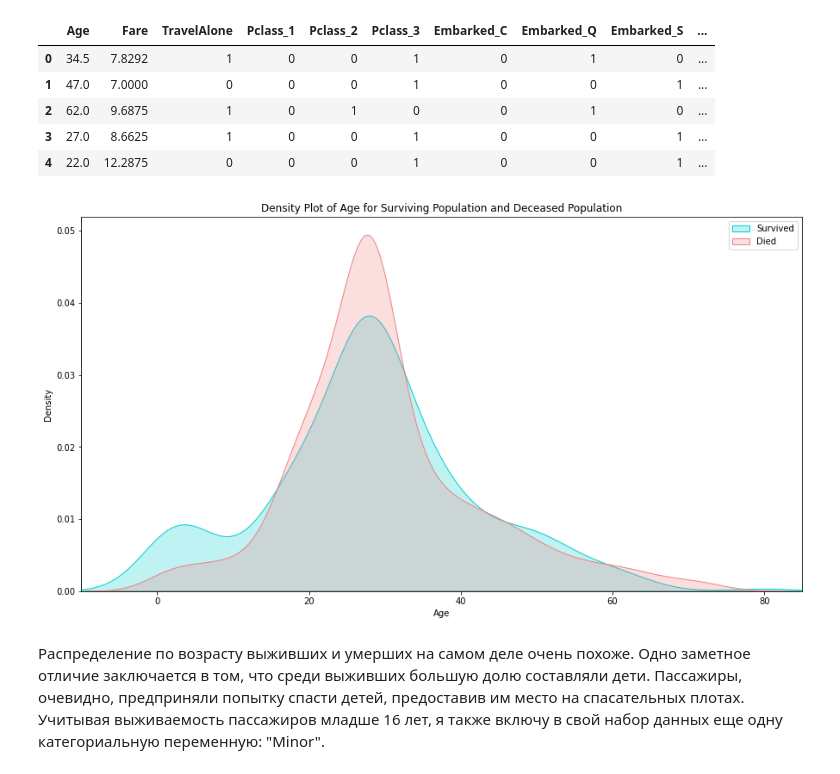
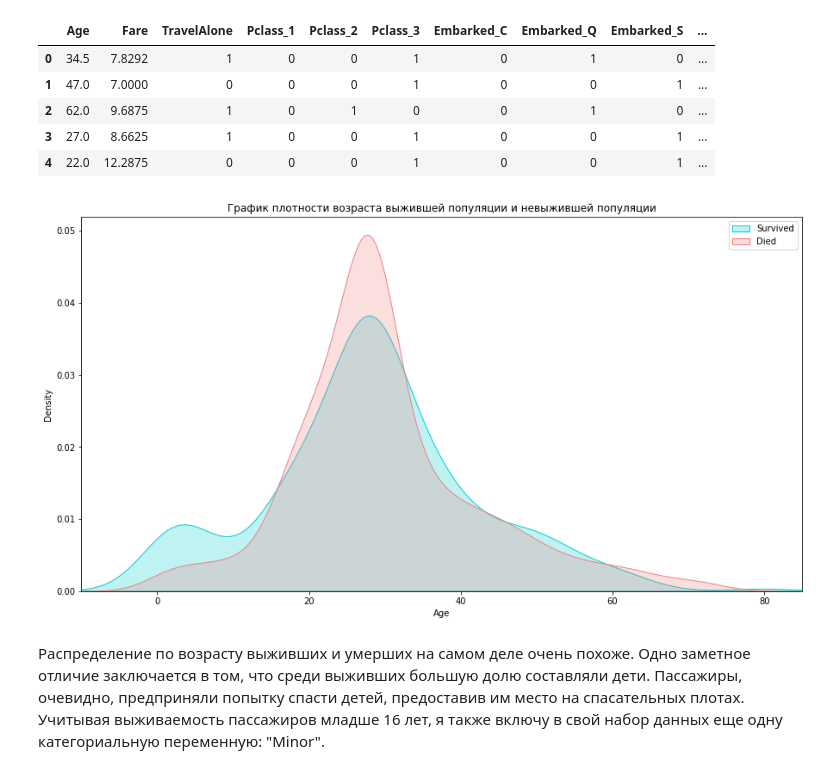
Before and after one commit to DaniilRyb/OIRS, a Jupyter notebook: DZ2.ipynb, the cells around one changed output. Drawn from its saved outputs; the diff is of its cells as text; code cells hidden in the pictures.

```diff
--- a/DZ2.ipynb
+++ b/DZ2.ipynb
@@ -294,14 +255,14 @@ final_test.head()
 # %%
 plt.figure(figsize=(15,8))
 ax = sns.kdeplot(final_train["Age"][final_train.Survived == 1], color="darkturquoise", shade=True)
 sns.kdeplot(final_train["Age"][final_train.Survived == 0], color="lightcoral", shade=True)
 plt.legend(['Survived', 'Died'])
-plt.title('Density Plot of Age for Surviving Population and Deceased Population')
+plt.title('График плотности возраста выжившей популяции и невыжившей популяции')
 ax.set(xlabel='Age')
 plt.xlim(-10,85)
 plt.show()
 # %% [output]
-[figure, old version]
+[figure, new version]
 # %% [markdown]
 Распределение по возрасту выживших и умерших на самом деле очень похоже. Одно заметное отличие заключается в том, что среди выживших большую долю составляли дети. Пассажиры, очевидно, предприняли попытку спасти детей, предоставив им место на спасательных плотах.
 Учитывая выживаемость пассажиров младше 16 лет, я также включу в свой набор данных еще одну категориальную переменную: "Minor".
```
Also changed, not shown: parts of 30 cells of this notebook.
